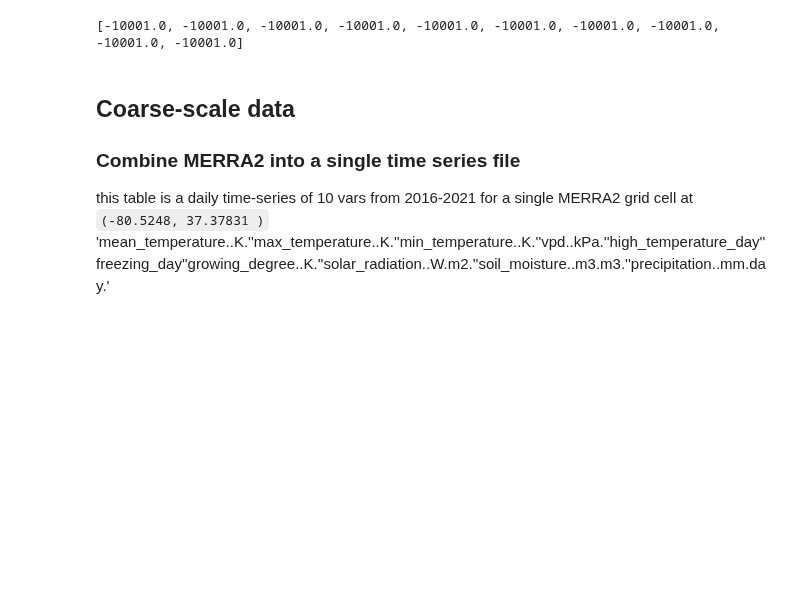
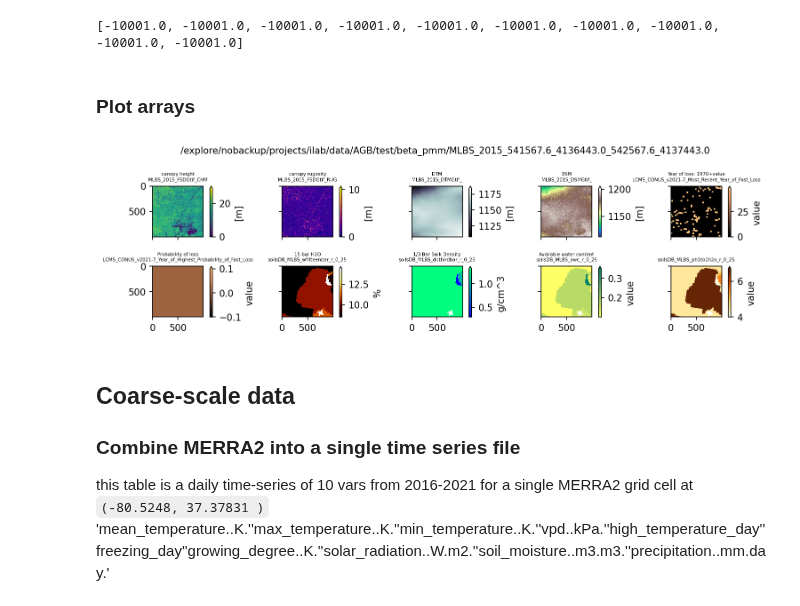
Before and after one commit to pahbs/geoscitools, a Jupyter notebook: stack_NEON_input_example.ipynb, the cells around one changed output. Saved outputs shown, nothing was run; the diff lists cells and outputs as text; code cells hidden in the pictures; blank space fills up the shorter version.

```diff
--- a/stack_NEON_input_example.ipynb
+++ b/stack_NEON_input_example.ipynb
@@ -319,6 +362,31 @@ nl: 1000 ns: 1000 res: 1.000
 print([iolib.get_ndv_ds(ds) for ds in warp_ds_list])
 # %% [output]
 [-10001.0, -10001.0, -10001.0, -10001.0, -10001.0, -10001.0, -10001.0, -10001.0, -10001.0, -10001.0]
+# %% [markdown]
+### Plot arrays
+# %%
+warp_ma_list = [iolib.ds_getma(ds) for ds in warp_ds_list]
+dif_LCMS_ma = warp_ma_list[4] - warp_ma_list[5]
+warp_ma_list[5] = dif_LCMS_ma
+
+layer_names = ['canopy height', 'canopy rugosity', 'DTM', 'DSM', 'Year of loss: 1970+value', 'Probability of loss', '15 bar H2O','1/3 Bar Bulk Density', 'Available water content', '']
+cmap_list = ['viridis', 'plasma', 'bone', 'terrain', 'copper', 'copper','afmhot','winter','summer_r', 'YlOrBr']
+label_list = ['[m]', '[m]', '[m]', '[m]', 'value', 'value' , '%','g/cm^3', 'value', 'value']
+f, axa = plt.subplots(2,5,sharex=True, sharey=True, dpi=150, figsize=(10,3))
+for n, ax in enumerate(axa.ravel()):
+    im = ax.imshow(warp_ma_list[n], interpolation='none', cmap=cmap_list[n])
+    ax.set_title(layer_names[n] + '\n' + os.path.splitext(os.path.basename(fn_list[n]))[0], fontsize=5)
+    #ax.get_xaxis().set_visible(False)
+    #ax.get_yaxis().set_visible(False)
+    divider = make_axes_locatable(ax)
+    cax = divider.append_axes('right', size='5%', pad=0.1)
+    cb = f.colorbar(im, cax=cax, orientation='vertical', extend='max')
+    cb.set_label(label_list[n])
+#f.suptitle(f'{SITE}: {YEAR}')
+f.suptitle(f'{OUT_EXTENT_DIR}', fontsize=10)
+plt.tight_layout()
+# %% [output]
+[figure, added]
 # %% [markdown]
 ## Coarse-scale data
 ### Combine MERRA2 into a single time series file
```
Also changed, not shown: parts of 15 cells of this notebook.
